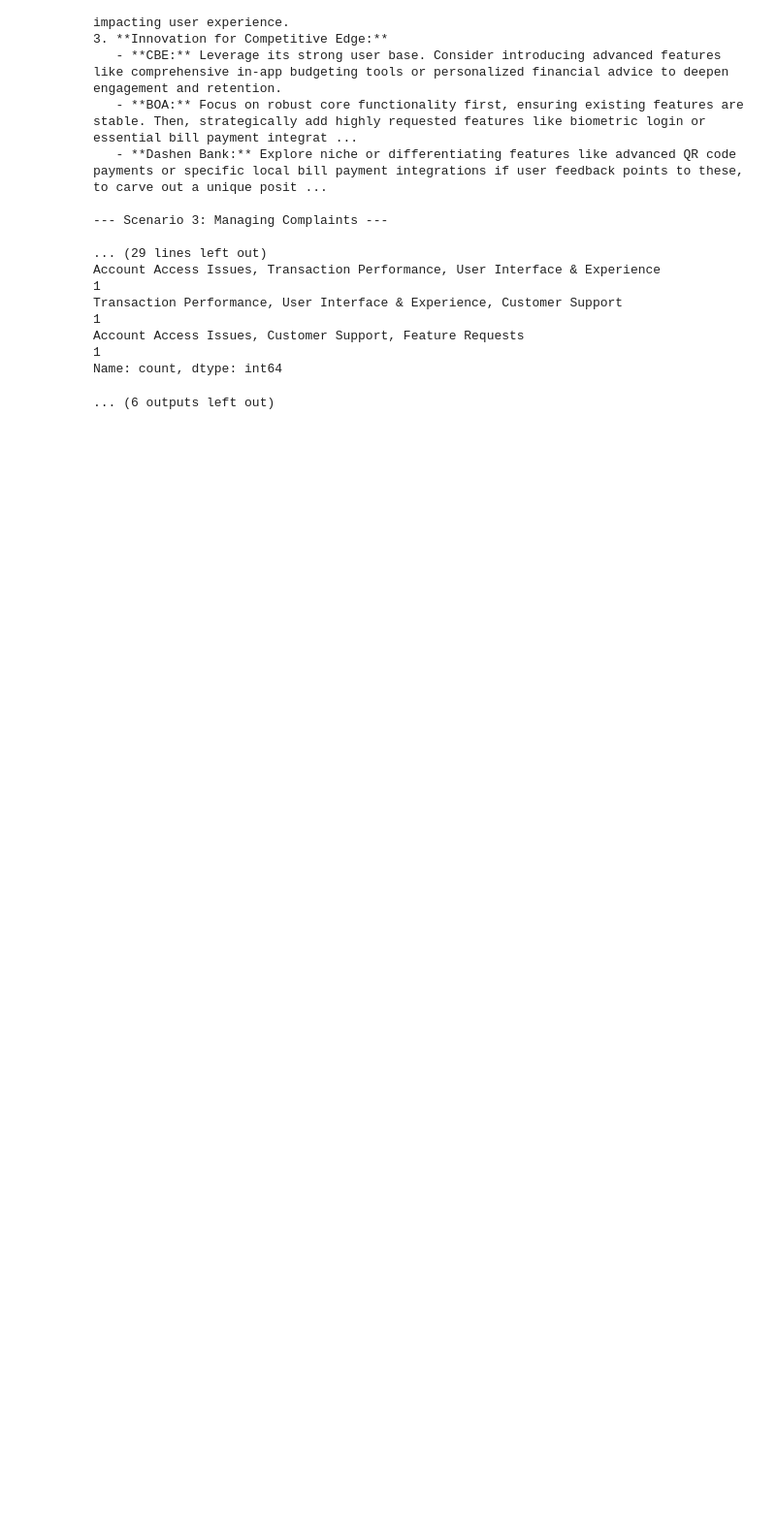
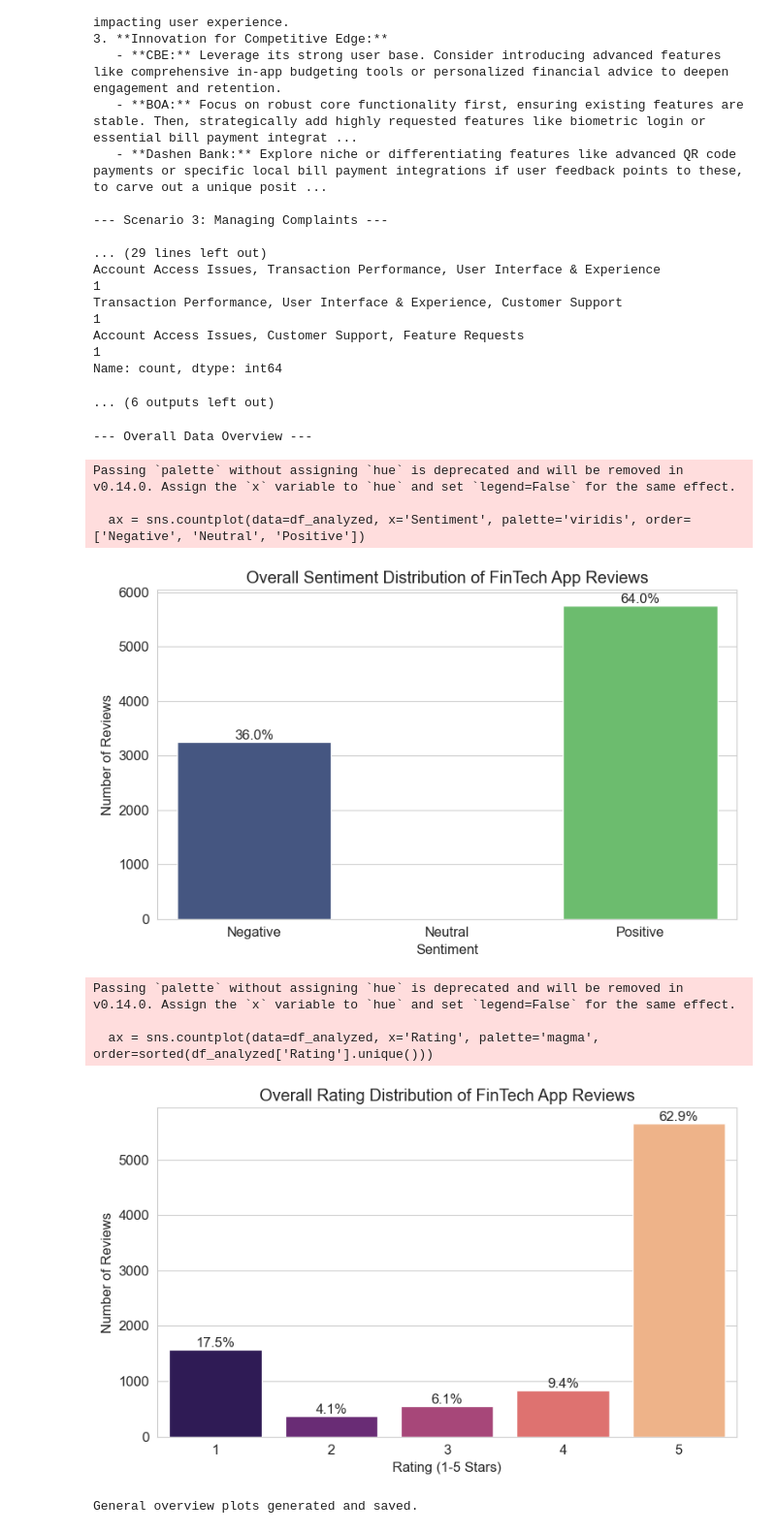
Before and after one commit to plony/week_02_challenge, a Jupyter notebook: notebooks/04_scenario_analysis.ipynb, the cells around one changed output. Shown at 97% size. Cells and saved outputs as stored; diff of their text form; code cells hidden in the pictures; blank space fills up the shorter version.

Commit message:
task 4 Insights and Recommendations

```diff
--- a/notebooks/05_scenario_analysis.ipynb
+++ b/notebooks/04_scenario_analysis.ipynb
@@ -352,3 +352,52 @@ Transaction Performance, User Interface & Experience, Customer Support
 Account Access Issues, Customer Support, Feature Requests                                                             1
 Name: count, dtype: int64
 ... (6 outputs left out)
+# %%
+# --- General Overview Plots (New Addition for Task 4) ---
+print("\n--- Overall Data Overview ---")
+
+# Overall Sentiment Distribution
+plt.figure(figsize=(8, 5))
+ax = sns.countplot(data=df_analyzed, x='Sentiment', palette='viridis', order=['Negative', 'Neutral', 'Positive'])
+plt.title('Overall Sentiment Distribution of FinTech App Reviews')
+plt.xlabel('Sentiment')
+plt.ylabel('Number of Reviews')
+total = len(df_analyzed)
+for p in ax.patches:
+    percentage = '{:.1f}%'.format(100 * p.get_height()/total)
+    x = p.get_x() + p.get_width() / 2
+    y = p.get_height()
+    ax.annotate(percentage, (x, y), ha='center', va='bottom')
+plt.tight_layout()
+plt.savefig(os.path.join(output_image_dir, 'overall_sentiment_distribution.png'))
+plt.show()
+
+# Overall Rating Distribution
+plt.figure(figsize=(8, 5))
+ax = sns.countplot(data=df_analyzed, x='Rating', palette='magma', order=sorted(df_analyzed['Rating'].unique()))
+plt.title('Overall Rating Distribution of FinTech App Reviews')
+plt.xlabel('Rating (1-5 Stars)')
+plt.ylabel('Number of Reviews')
+for p in ax.patches:
+    percentage = '{:.1f}%'.format(100 * p.get_height()/total)
+    x = p.get_x() + p.get_width() / 2
+    y = p.get_height()
+    ax.annotate(percentage, (x, y), ha='center', va='bottom')
+plt.tight_layout()
+plt.savefig(os.path.join(output_image_dir, 'overall_rating_distribution.png'))
+plt.show()
+
+print("General overview plots generated and saved.")
+
+# --- End of General Overview Plots ---
+# %% [output]
+--- Overall Data Overview ---
+Passing `palette` without assigning `hue` is deprecated and will be removed in v0.14.0. Assign the `x` variable to `hue` and set `legend=False` for the same effect.
+
+  ax = sns.countplot(data=df_analyzed, x='Sentiment', palette='viridis', order=['Negative', 'Neutral', 'Positive'])
+[figure, added]
+Passing `palette` without assigning `hue` is deprecated and will be removed in v0.14.0. Assign the `x` variable to `hue` and set `legend=False` for the same effect.
+
+  ax = sns.countplot(data=df_analyzed, x='Rating', palette='magma', order=sorted(df_analyzed['Rating'].unique()))
+[figure, added]
+General overview plots generated and saved.
```
Also changed, not shown: parts of 1 cell of this notebook, 3 other files.
